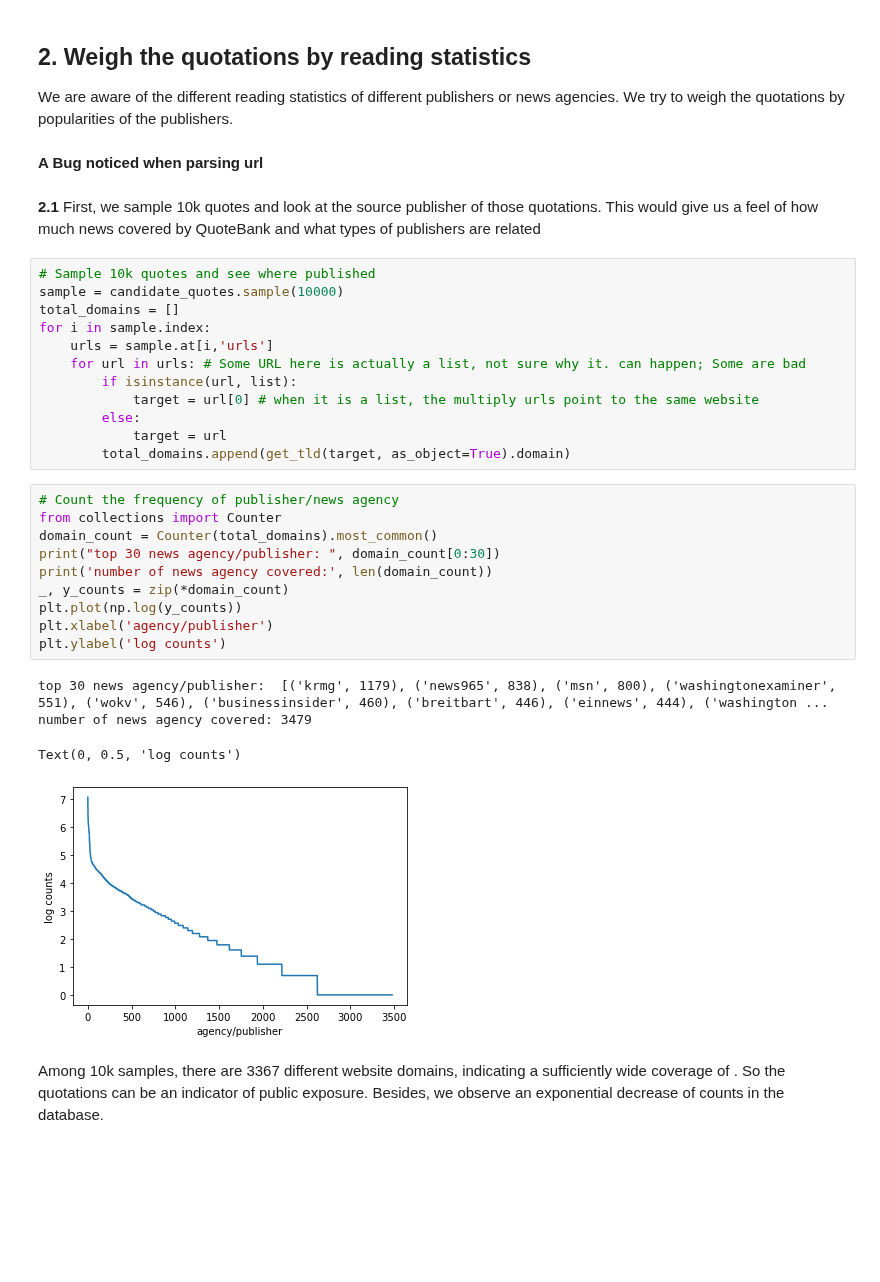
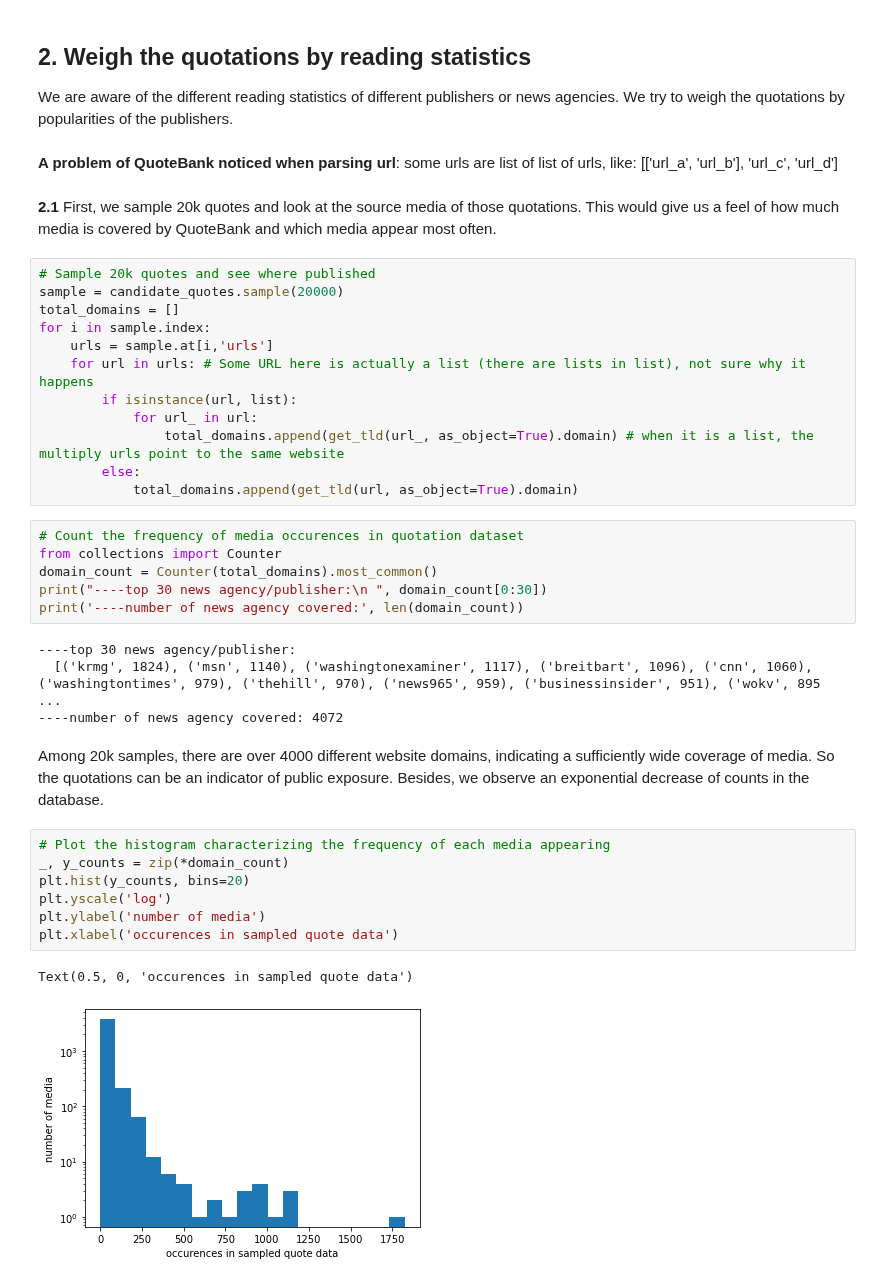
Before and after one commit to epfl-ada/ada-2021-project-chilldatagroup, a Jupyter notebook: Milestone2.ipynb, the cells around one changed output. Drawn from its saved outputs; the diff is of its cells as text; blank space fills up the shorter version.

```diff
--- a/Milestone2.ipynb
+++ b/Milestone2.ipynb
@@ -190,35 +195,40 @@ Pearson coefficient: 0.6486209170091917, p value: 7.222286382241334e-23
 ## 2. Weigh the quotations by reading statistics
 We are aware of the different reading statistics of different publishers or news agencies. We try to weigh the quotations by popularities of the publishers.
 # %% [markdown]
-**A Bug noticed when parsing url**
+**A problem of QuoteBank noticed when parsing url**: some urls are list of list of urls, like: [['url_a', 'url_b'], 'url_c', 'url_d']
 # %% [markdown]
-**2.1** First, we sample 10k quotes and look at the source publisher of those quotations. This would give us a feel of how much news covered by QuoteBank and what types of publishers are related
+**2.1** First, we sample 20k quotes and look at the source media of those quotations. This would give us a feel of how much media is covered by QuoteBank and which media appear most often.
 # %%
-# Sample 10k quotes and see where published
-sample = candidate_quotes.sample(10000)
+# Sample 20k quotes and see where published
+sample = candidate_quotes.sample(20000)
 total_domains = []
 for i in sample.index:
     urls = sample.at[i,'urls']
-    for url in urls: # Some URL here is actually a list, not sure why it. can happen; Some are bad
+    for url in urls: # Some URL here is actually a list (there are lists in list), not sure why it happens
         if isinstance(url, list):
-            target = url[0] # when it is a list, the multiply urls point to the same website
+            for url_ in url:
+                total_domains.append(get_tld(url_, as_object=True).domain) # when it is a list, the multiply urls point to the same website
         else:
-            target = url
-        total_domains.append(get_tld(target, as_object=True).domain)
+            total_domains.append(get_tld(url, as_object=True).domain)
 # %%
-# Count the frequency of publisher/news agency
+# Count the frequency of media occurences in quotation dataset
 from collections import Counter
 domain_count = Counter(total_domains).most_common()
-print("top 30 news agency/publisher: ", domain_count[0:30])
-print('number of news agency covered:', len(domain_count))
-_, y_counts = zip(*domain_count)
-plt.plot(np.log(y_counts))
-plt.xlabel('agency/publisher')
-plt.ylabel('log counts')
+print("----top 30 news agency/publisher:\n ", domain_count[0:30])
+print('----number of news agency covered:', len(domain_count))
 # %% [output]
-top 30 news agency/publisher:  [('krmg', 1179), ('news965', 838), ('msn', 800), ('washingtonexaminer', 551), ('wokv', 546), ('businessinsider', 460), ('breitbart', 446), ('einnews', 444), ('washington ...
-number of news agency covered: 3479
+----top 30 news agency/publisher:
+  [('krmg', 1824), ('msn', 1140), ('washingtonexaminer', 1117), ('breitbart', 1096), ('cnn', 1060), ('washingtontimes', 979), ('thehill', 970), ('news965', 959), ('businessinsider', 951), ('wokv', 895 ...
+----number of news agency covered: 4072
-Text(0, 0.5, 'log counts')
-[figure, removed]
 # %% [markdown]
-Among 10k samples, there are 3367 different website domains, indicating a sufficiently wide coverage of . So the quotations can be an indicator of public exposure. Besides, we observe an exponential decrease of counts in the database.
+Among 20k samples, there are over 4000 different website domains, indicating a sufficiently wide coverage of media. So the quotations can be an indicator of public exposure. Besides, we observe an exponential decrease of counts in the database.
+# %%
+# Plot the histogram characterizing the frequency of each media appearing
+_, y_counts = zip(*domain_count)
+plt.hist(y_counts, bins=20)
+plt.yscale('log')
+plt.ylabel('number of media')
+plt.xlabel('occurences in sampled quote data')
+# %% [output]
+Text(0.5, 0, 'occurences in sampled quote data')
+[figure, added]
```
Also changed, not shown: parts of 17 cells of this notebook, 1 other file.
